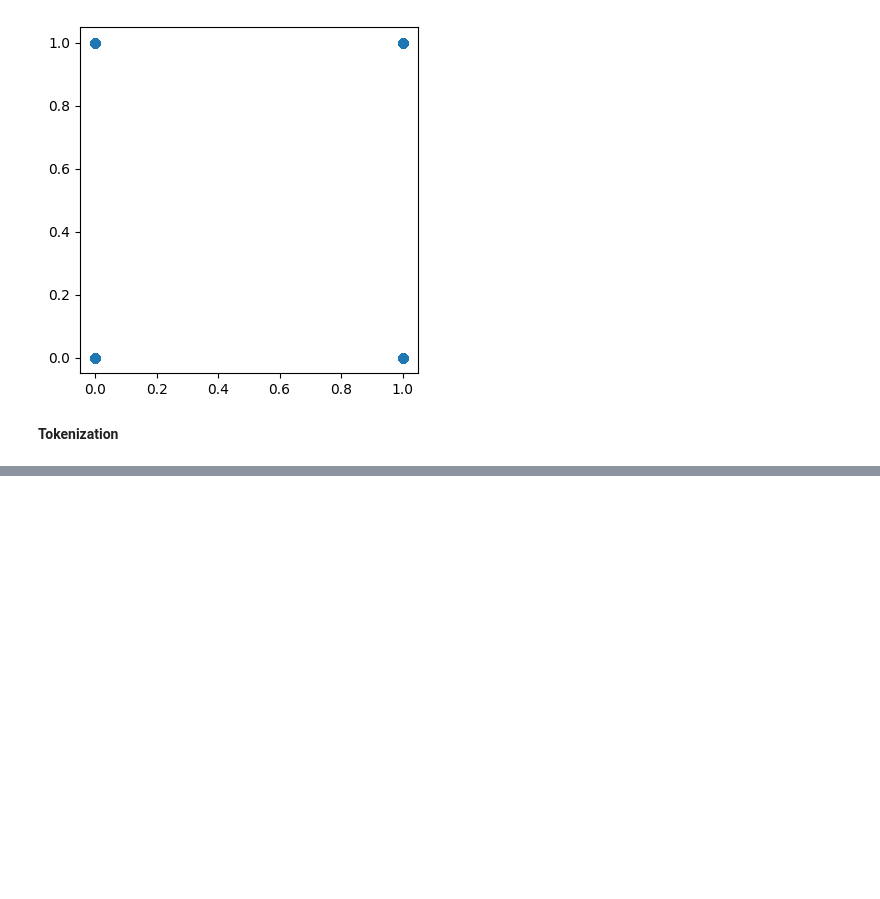
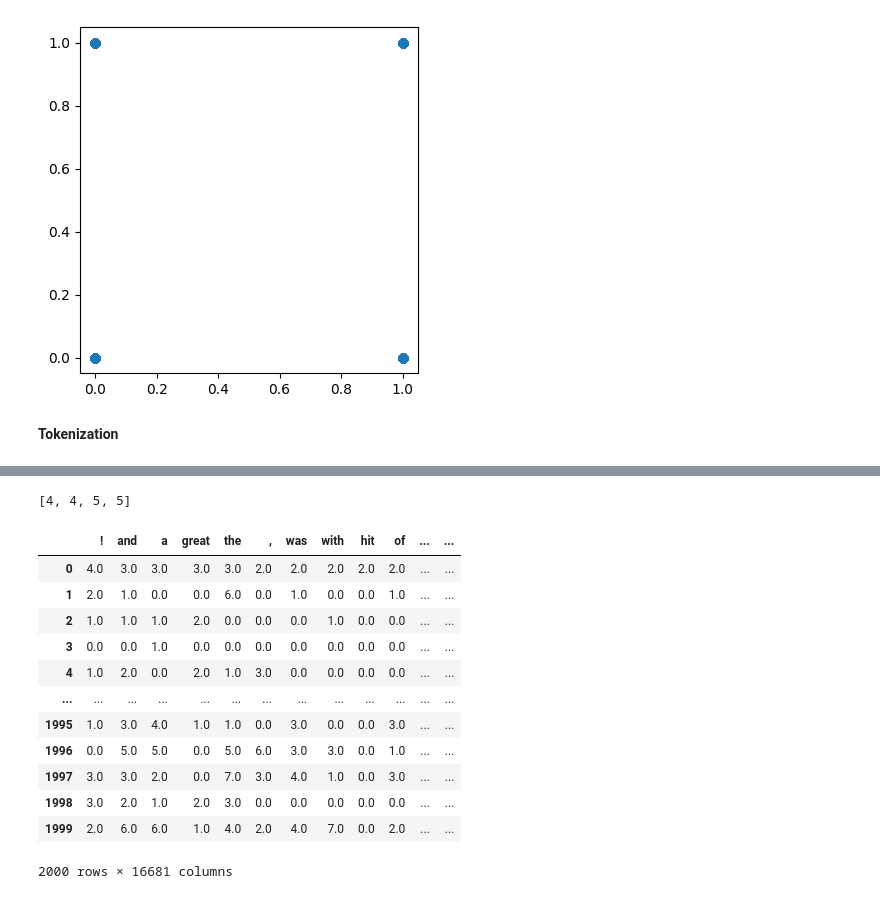
Before and after one commit to afflint/textsent, a Jupyter notebook: 2023-24/yelp/intro-vsm.ipynb, the cells around one changed output, grey strips where cells are left out. Drawn from its saved outputs; the diff is of its cells as text; code cells hidden in the pictures; blank space fills up the shorter version.

```diff
--- a/2023-24/yelp/intro-vsm.ipynb
+++ b/2023-24/yelp/intro-vsm.ipynb
@@ -81,0 +149,20 @@ Name: 0, Length: 10238, dtype: float64
+# %%
+y[:4]
+# %% [output]
+[4, 4, 5, 5]
+# %%
+S
+# %% [output]
+|  | ! | and | a | great | the | , | was | with | hit | of | ... | ... |
+| 0 | 4.0 | 3.0 | 3.0 | 3.0 | 3.0 | 2.0 | 2.0 | 2.0 | 2.0 | 2.0 | ... | ... |
+| 1 | 2.0 | 1.0 | 0.0 | 0.0 | 6.0 | 0.0 | 1.0 | 0.0 | 0.0 | 1.0 | ... | ... |
+| 2 | 1.0 | 1.0 | 1.0 | 2.0 | 0.0 | 0.0 | 0.0 | 1.0 | 0.0 | 0.0 | ... | ... |
+| 3 | 0.0 | 0.0 | 1.0 | 0.0 | 0.0 | 0.0 | 0.0 | 0.0 | 0.0 | 0.0 | ... | ... |
+| 4 | 1.0 | 2.0 | 0.0 | 2.0 | 1.0 | 3.0 | 0.0 | 0.0 | 0.0 | 0.0 | ... | ... |
+| ... | ... | ... | ... | ... | ... | ... | ... | ... | ... | ... | ... | ... |
+| 1995 | 1.0 | 3.0 | 4.0 | 1.0 | 1.0 | 0.0 | 3.0 | 0.0 | 0.0 | 3.0 | ... | ... |
+| 1996 | 0.0 | 5.0 | 5.0 | 0.0 | 5.0 | 6.0 | 3.0 | 3.0 | 0.0 | 1.0 | ... | ... |
+| 1997 | 3.0 | 3.0 | 2.0 | 0.0 | 7.0 | 3.0 | 4.0 | 1.0 | 0.0 | 3.0 | ... | ... |
+| 1998 | 3.0 | 2.0 | 1.0 | 2.0 | 3.0 | 0.0 | 0.0 | 0.0 | 0.0 | 0.0 | ... | ... |
+| 1999 | 2.0 | 6.0 | 6.0 | 1.0 | 4.0 | 2.0 | 4.0 | 7.0 | 0.0 | 2.0 | ... | ... |
+2000 rows × 16681 columns
```
Also changed, not shown: parts of 35 cells of this notebook, 2 other files.
